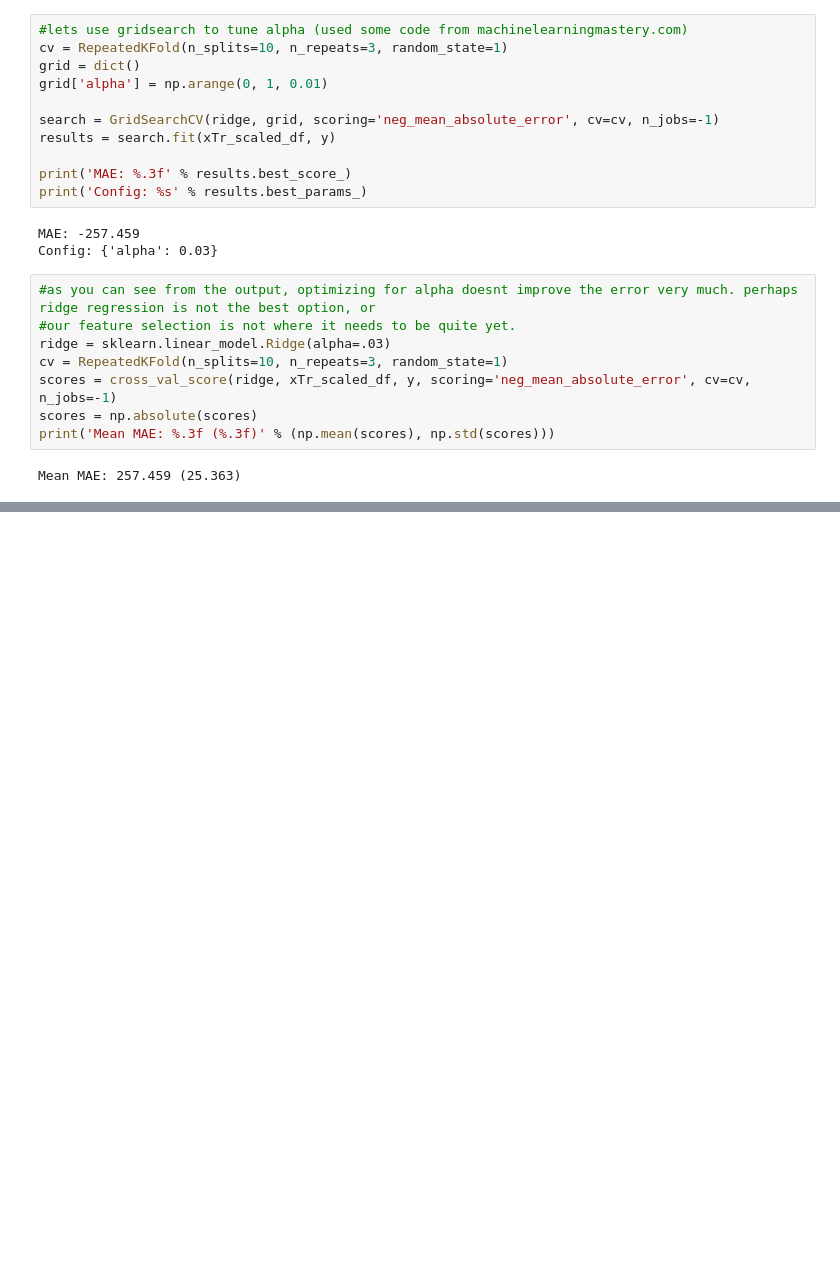
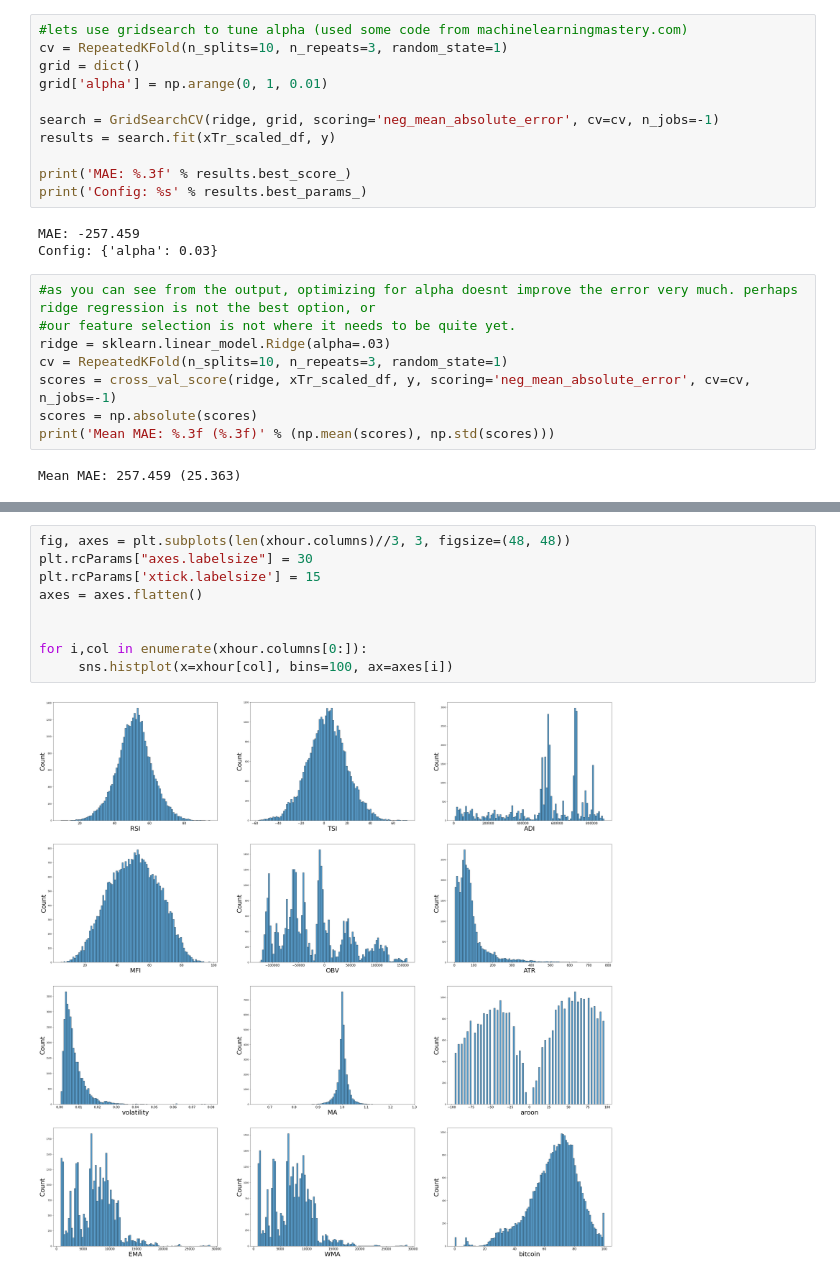
Before and after one commit to manuhanu/ORIE-5741-project, a Jupyter notebook: data/bitcoin_eda.ipynb, the cells around one changed output, grey strips where cells are left out. Cells and saved outputs as stored; diff of their text form; blank space fills up the shorter version.

```diff
--- a/data/bitcoin_eda.ipynb
+++ b/data/bitcoin_eda.ipynb
@@ -146,0 +205,11 @@ Mean MAE: 257.459 (25.363)
+# %%
+fig, axes = plt.subplots(len(xhour.columns)//3, 3, figsize=(48, 48))
+plt.rcParams["axes.labelsize"] = 30
+plt.rcParams['xtick.labelsize'] = 15
+axes = axes.flatten()
+
+
+for i,col in enumerate(xhour.columns[0:]):
+     sns.histplot(x=xhour[col], bins=100, ax=axes[i])
+# %% [output]
+[figure, added]
```
Also changed, not shown: parts of 27 cells of this notebook.
